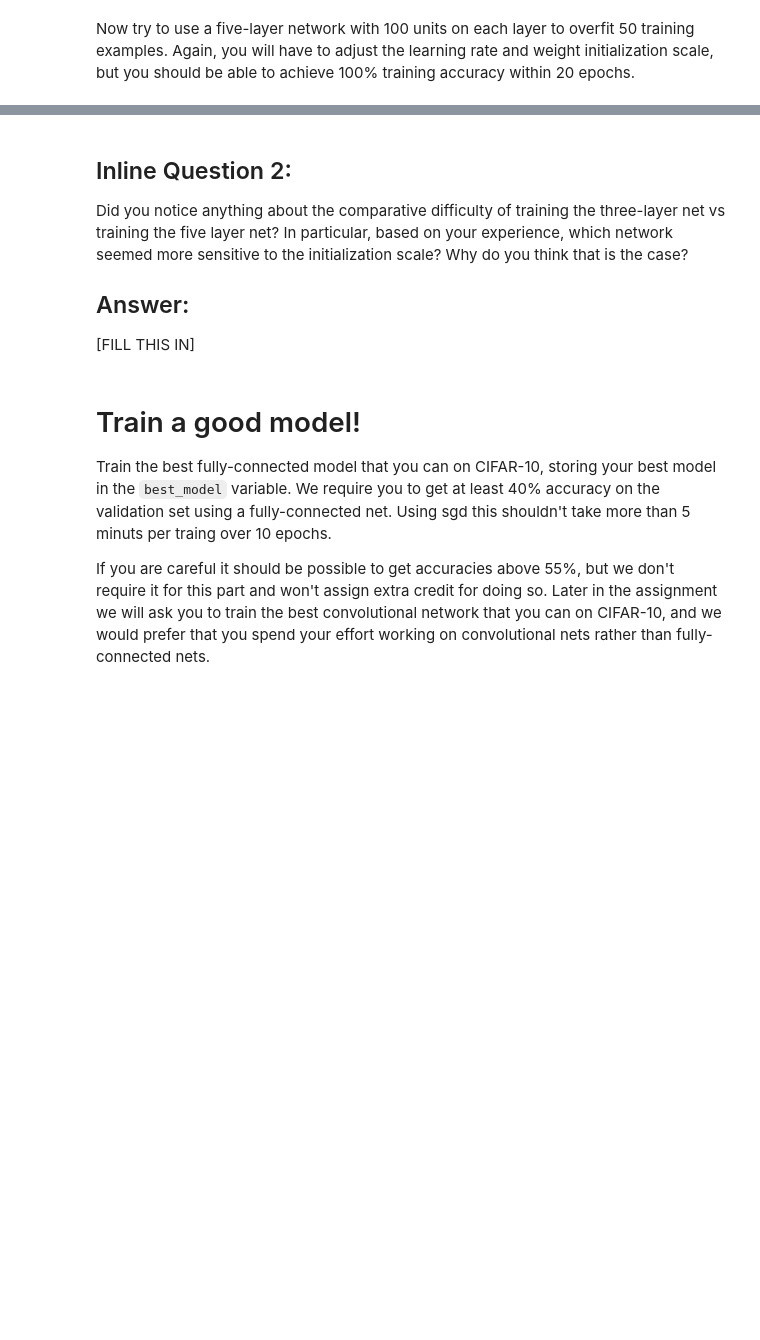
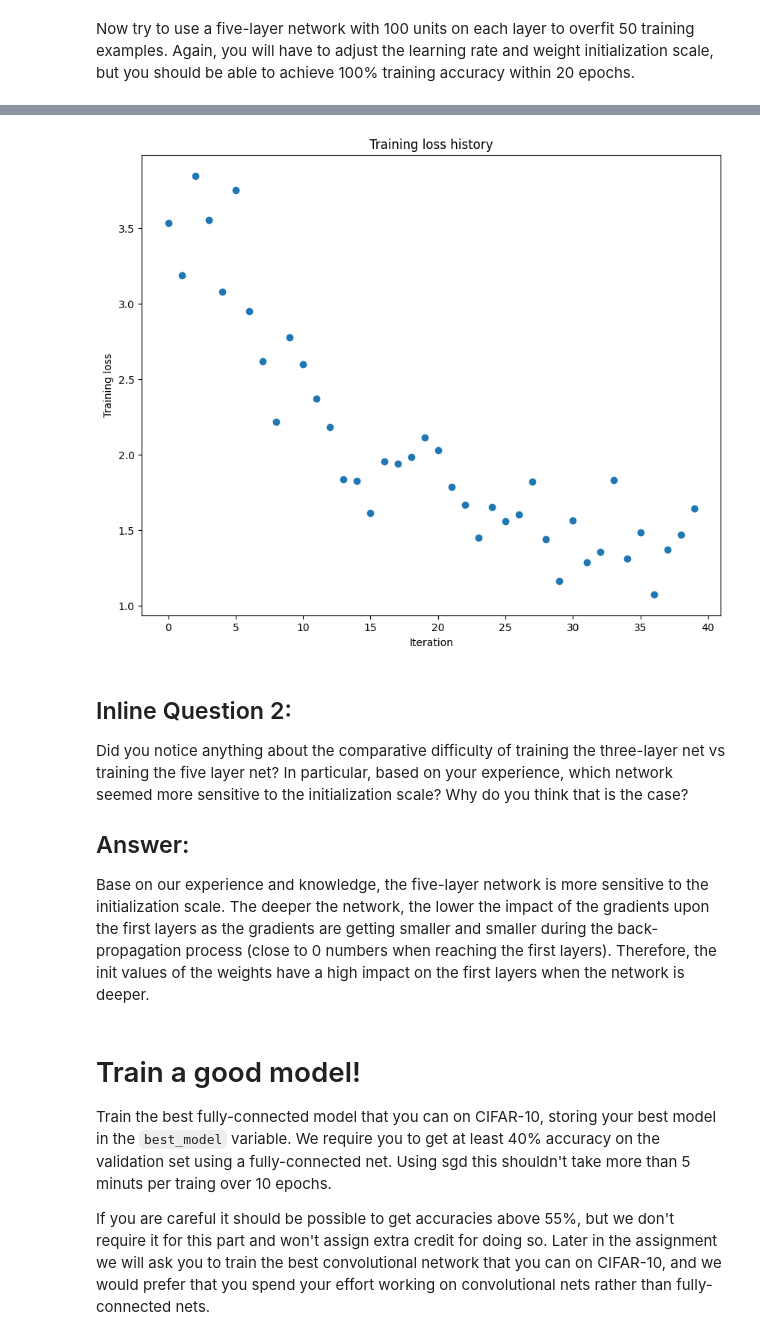
Before and after one commit to AlonBarak-dev/CV_cs231n, a Jupyter notebook: assignment2/FullyConnectedNets.ipynb, the cells around one changed output, grey strips where cells are left out. Saved outputs shown, nothing was run; the diff lists cells and outputs as text; code cells hidden in the pictures; blank space fills up the shorter version.

```diff
--- a/assignment2/FullyConnectedNets.ipynb
+++ b/assignment2/FullyConnectedNets.ipynb
@@ -487,22 +543,39 @@ small_data = {
 }
 
 ##### TODO: find the best lr and wight scale ##########
-learning_rate = 2e-3  # Experiment with this!
-weight_scale = 9e-2  # Experiment with this!
+learning_rate = [2e-3, 1e-3, 3e-4]  # Experiment with this!
+weight_scale = [9e-2, 5e-2]  # Experiment with this!
 #######################################################
-model = FullyConnectedNet([100, 100, 100, 100],
-                weight_scale=weight_scale, dtype=np.float64)
-solver = Solver(model, small_data,
-                print_every=10, num_epochs=20, batch_size=25,
-                update_rule='sgd',
-                optim_config={
-                  'learning_rate': learning_rate,
-                }
-         )
-solver.train()
+for lr in learning_rate:
+  for ws in weight_scale:
+    model = FullyConnectedNet([100, 100, 100, 100],
+                  weight_scale=ws, dtype=np.float64)
+    solver = Solver(model, small_data,
+                    print_every=10, num_epochs=20, batch_size=25,
+                    update_rule='sgd',
+                    optim_config={
+                      'learning_rate': lr,
+                    }
+            )
+    solver.train()
+    final_acc = solver.train_acc_history[-1]
+
+    params["lr: "+str(lr) + " , ws: " + str(ws)] = final_acc
+
+# Find the best params:
+best_acc = 0.0
+best_params = None
+for k, v in params.items():
+  if v > best_acc:
+    best_acc = v
+    best_params = k
+
+print(params)
+print("The best parameters for the Fully Connected network are: " + best_params + " with final accuracy of: {}".format(best_acc))
 
 plt.plot(solver.loss_history, 'o')
 plt.title('Training loss history')
 plt.xlabel('Iteration')
 plt.ylabel('Training loss')
 plt.show()
+# %% [output]
@@ -509,9 +599,12 @@ plt.show()
+[figure, added]
 # %% [markdown]
 ## Inline Question 2:
 Did you notice anything about the comparative difficulty of training the three-layer net vs training the five layer net? In particular, based on your experience, which network seemed more sensitive to the initialization scale? Why do you think that is the case?
 
 ## Answer:
-[FILL THIS IN]
+Base on our experience and knowledge, the five-layer network is more sensitive to the initialization scale.
+The deeper the network, the lower the impact of the gradients upon the first layers as the gradients are getting smaller and smaller during the back-propagation process (close to 0 numbers when reaching the first layers).
+Therefore, the init values of the weights have a high impact on the first layers when the network is deeper.
 # %% [markdown]
 # Train a good model!
 Train the best fully-connected model that you can on CIFAR-10, storing your best model in the `best_model` variable. We require you to get at least 40% accuracy on the validation set using a fully-connected net. Using sgd this shouldn't take more than 5 minuts per traing over 10 epochs.
```
Also changed, not shown: parts of 8 cells of this notebook, 45 other files.
